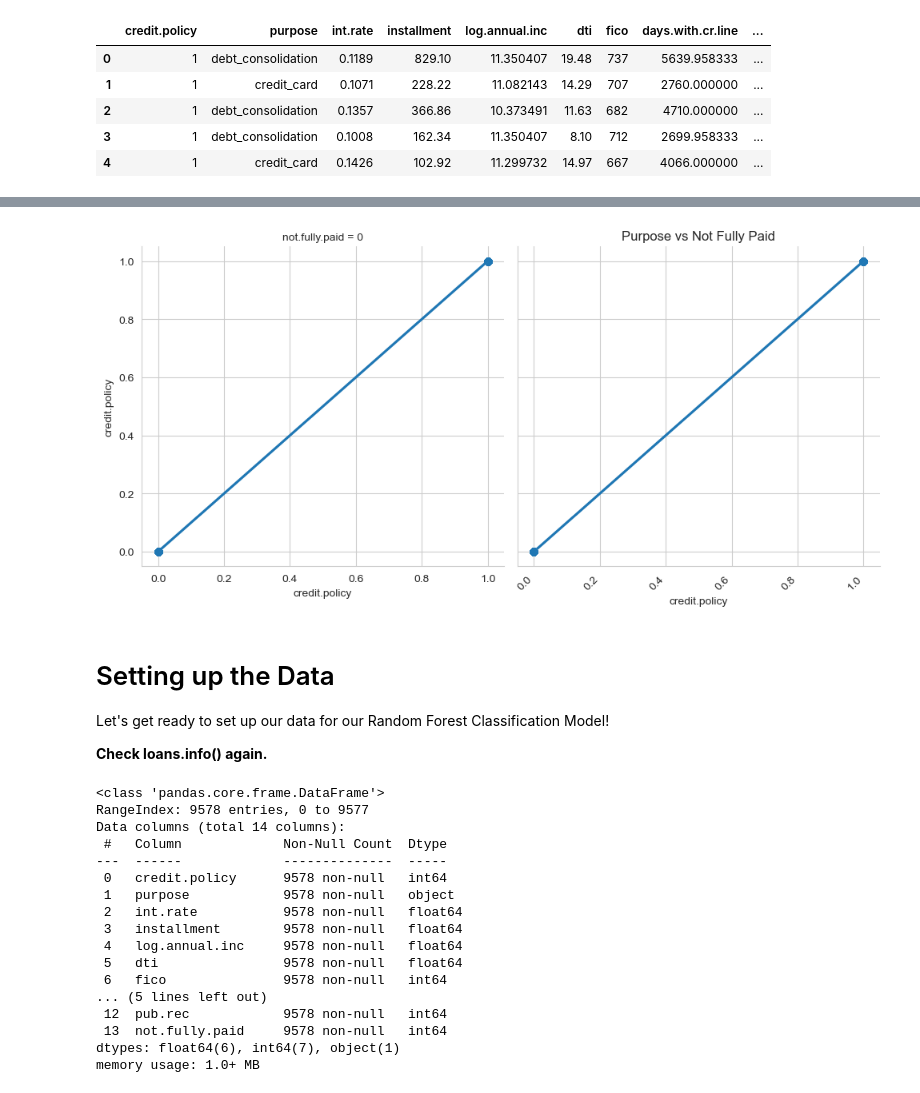
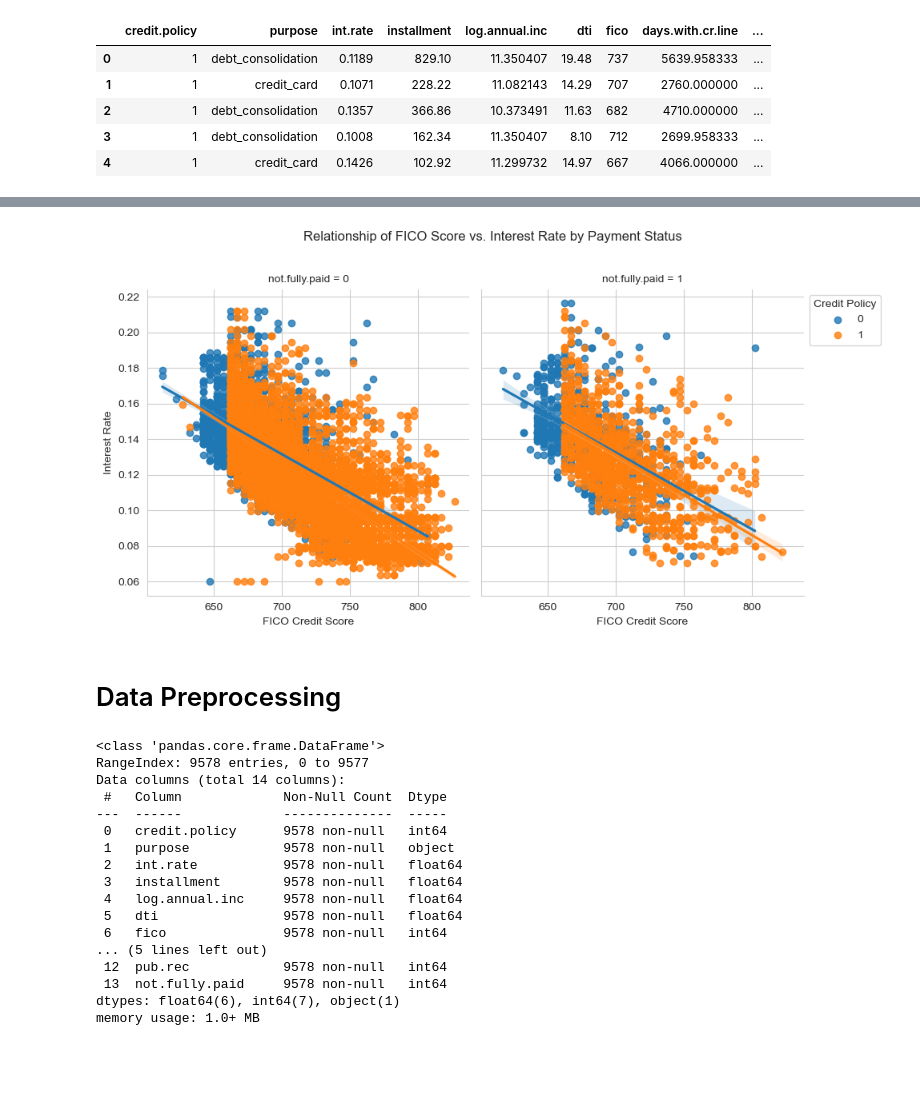
Before and after one commit to LouMeziere/Decision-Trees-Random-Forest, a Jupyter notebook: 02-Decision Trees and Random Forest Project.ipynb, the cells around one changed output, grey strips where cells are left out. Cells and saved outputs as stored; diff of their text form; code cells hidden in the pictures; blank space fills up the shorter version.

```diff
--- a/02-Decision Trees and Random Forest Project.ipynb
+++ b/02-Decision Trees and Random Forest Project.ipynb
@@ -160,26 +118,23 @@ plt.show()
-# %%
-# Creating the count plot
-sns.lmplot(data=loan_data, x='credit.policy', y='credit.policy', col='not.fully.paid')
-
-# Adding title
-plt.title('Purpose vs Not Fully Paid')
-
-# Rotating x-axis labels for better visibility
-plt.xticks(rotation=45, ha='right')
-
-# Adjusting layout to make space for rotated labels
-plt.tight_layout()
-
-# Display the plot
-plt.show()
-# %% [output]
-[figure, removed]
-# %% [markdown]
-# Setting up the Data
-
-Let's get ready to set up our data for our Random Forest Classification Model!
-
-**Check loans.info() again.**
+# %%
+# Create lmplot with subplots based on 'not.fully.paid'
+plot = sns.lmplot(data=loan_data, x='fico', y='int.rate', hue='credit.policy', col='not.fully.paid', legend=False)
+
+# Set title
+plot.figure.suptitle('Relationship of FICO Score vs. Interest Rate by Payment Status', y=1.02)
+
+# Set x and y labels for both plots
+plot.set_xlabels('FICO Credit Score')
+plot.set_ylabels('Interest Rate')
+
+# Move legend outside of the plot
+plt.legend(title='Credit Policy', bbox_to_anchor=(1, 1), loc='upper left')
+
+# Adjust layout
+plt.tight_layout()
+# %% [output]
+[figure, added]
+# %% [markdown]
+# Data Preprocessing
 # %%
 loan_data.info()
 # %% [output]
```
Also changed, not shown: parts of 60 cells of this notebook, 1 other file.
